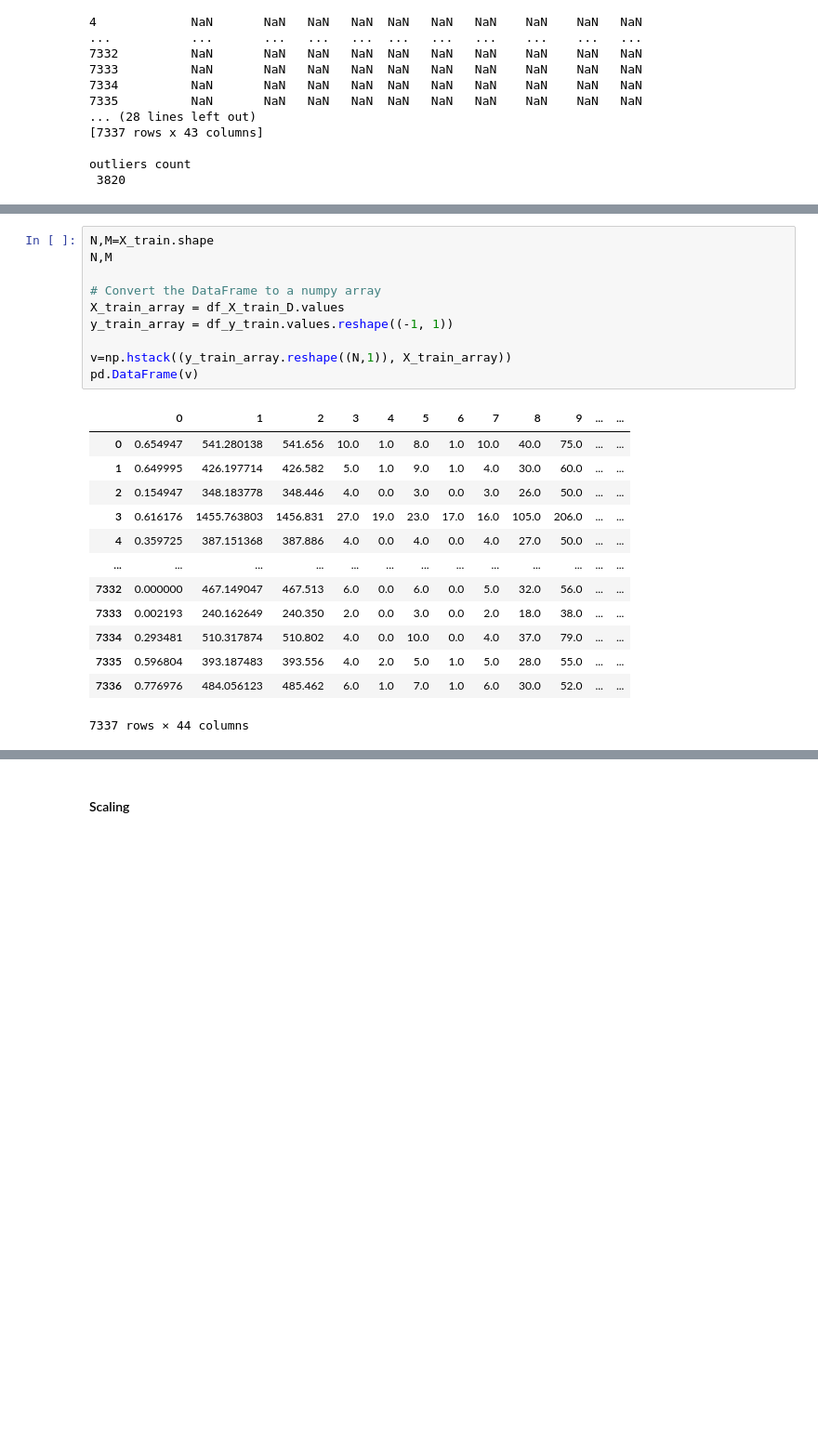
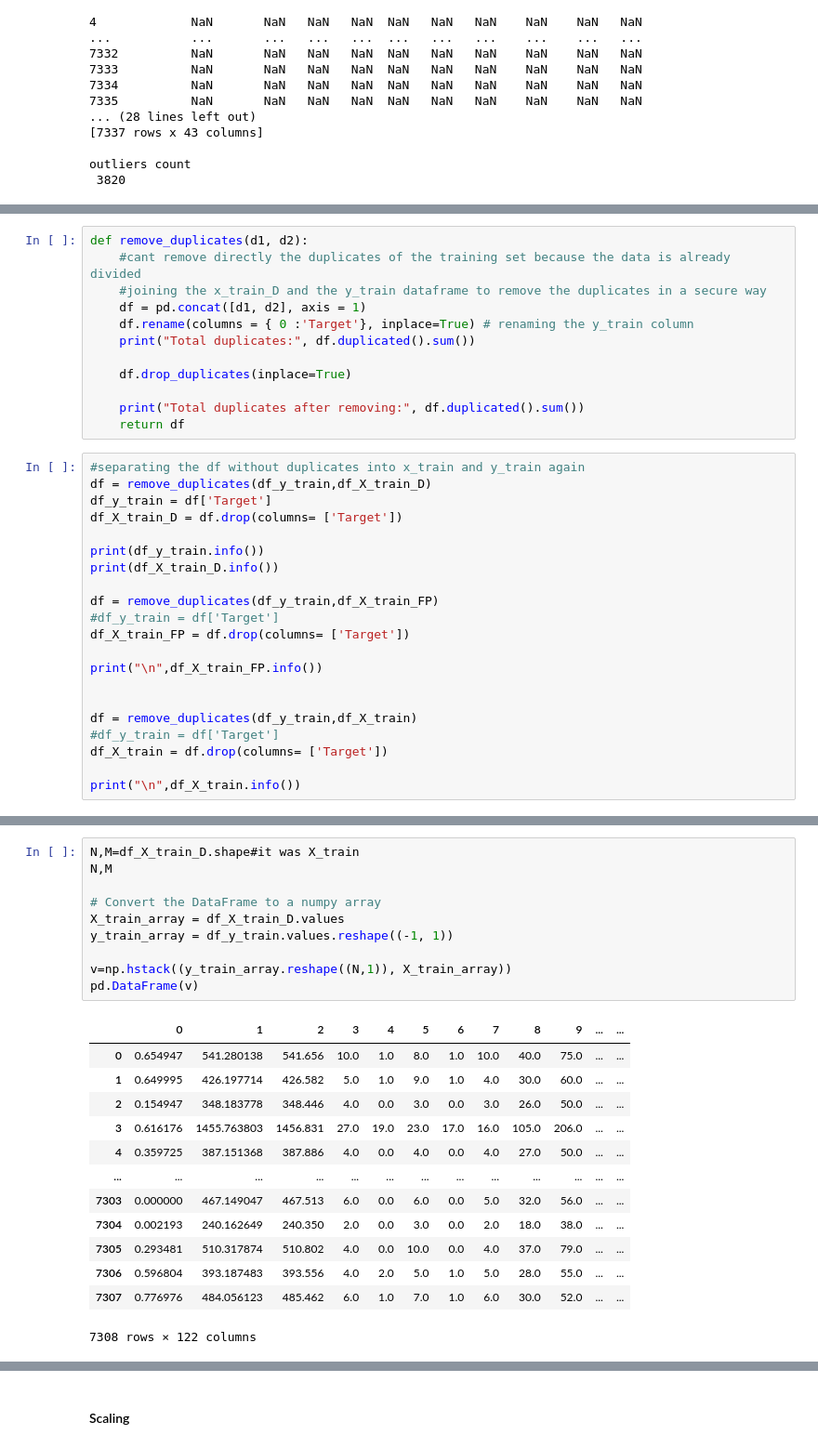
Before and after one commit to bodeborder/fcul-machine-learning, a Jupyter notebook: 3trabalho/AA_3rd_HomeAssignment_G33.ipynb, the cells around one changed output, grey strips where cells are left out. Shown: that part at 93% size. Saved outputs shown, nothing was run; the diff lists cells and outputs as text; blank space fills up the shorter version.

```diff
--- a/3trabalho/AA_3rd_HomeAssignment_G33.ipynb
+++ b/3trabalho/AA_3rd_HomeAssignment_G33.ipynb
@@ -213,0 +232,33 @@ outliers count
+# %%
+def remove_duplicates(d1, d2):
+    #cant remove directly the duplicates of the training set because the data is already divided
+    #joining the x_train_D and the y_train dataframe to remove the duplicates in a secure way
+    df = pd.concat([d1, d2], axis = 1)
+    df.rename(columns = { 0 :'Target'}, inplace=True) # renaming the y_train column
+    print("Total duplicates:", df.duplicated().sum())
+
+    df.drop_duplicates(inplace=True)
+
+    print("Total duplicates after removing:", df.duplicated().sum())
+    return df
+# %%
+#separating the df without duplicates into x_train and y_train again
+df = remove_duplicates(df_y_train,df_X_train_D)
+df_y_train = df['Target']
+df_X_train_D = df.drop(columns= ['Target'])
+
+print(df_y_train.info())
+print(df_X_train_D.info())
+
+df = remove_duplicates(df_y_train,df_X_train_FP)
+#df_y_train = df['Target']
+df_X_train_FP = df.drop(columns= ['Target'])
+
+print("\n",df_X_train_FP.info())
+
+
+df = remove_duplicates(df_y_train,df_X_train)
+#df_y_train = df['Target']
+df_X_train = df.drop(columns= ['Target'])
+
+print("\n",df_X_train.info())
@@ -245,27 +503,27 @@ Name: Target, dtype: float64
 # %%
-N,M=X_train.shape
+N,M=df_X_train_D.shape#it was X_train
 N,M
 
 # Convert the DataFrame to a numpy array
 X_train_array = df_X_train_D.values
 y_train_array = df_y_train.values.reshape((-1, 1))
 
 v=np.hstack((y_train_array.reshape((N,1)), X_train_array))
 pd.DataFrame(v)
 # %% [output]
 |  | 0 | 1 | 2 | 3 | 4 | 5 | 6 | 7 | 8 | 9 | ... | ... |
 | 0 | 0.654947 | 541.280138 | 541.656 | 10.0 | 1.0 | 8.0 | 1.0 | 10.0 | 40.0 | 75.0 | ... | ... |
 | 1 | 0.649995 | 426.197714 | 426.582 | 5.0 | 1.0 | 9.0 | 1.0 | 4.0 | 30.0 | 60.0 | ... | ... |
 | 2 | 0.154947 | 348.183778 | 348.446 | 4.0 | 0.0 | 3.0 | 0.0 | 3.0 | 26.0 | 50.0 | ... | ... |
 | 3 | 0.616176 | 1455.763803 | 1456.831 | 27.0 | 19.0 | 23.0 | 17.0 | 16.0 | 105.0 | 206.0 | ... | ... |
 | 4 | 0.359725 | 387.151368 | 387.886 | 4.0 | 0.0 | 4.0 | 0.0 | 4.0 | 27.0 | 50.0 | ... | ... |
 | ... | ... | ... | ... | ... | ... | ... | ... | ... | ... | ... | ... | ... |
-| 7332 | 0.000000 | 467.149047 | 467.513 | 6.0 | 0.0 | 6.0 | 0.0 | 5.0 | 32.0 | 56.0 | ... | ... |
-| 7333 | 0.002193 | 240.162649 | 240.350 | 2.0 | 0.0 | 3.0 | 0.0 | 2.0 | 18.0 | 38.0 | ... | ... |
-| 7334 | 0.293481 | 510.317874 | 510.802 | 4.0 | 0.0 | 10.0 | 0.0 | 4.0 | 37.0 | 79.0 | ... | ... |
-| 7335 | 0.596804 | 393.187483 | 393.556 | 4.0 | 2.0 | 5.0 | 1.0 | 5.0 | 28.0 | 55.0 | ... | ... |
-| 7336 | 0.776976 | 484.056123 | 485.462 | 6.0 | 1.0 | 7.0 | 1.0 | 6.0 | 30.0 | 52.0 | ... | ... |
+| 7303 | 0.000000 | 467.149047 | 467.513 | 6.0 | 0.0 | 6.0 | 0.0 | 5.0 | 32.0 | 56.0 | ... | ... |
+| 7304 | 0.002193 | 240.162649 | 240.350 | 2.0 | 0.0 | 3.0 | 0.0 | 2.0 | 18.0 | 38.0 | ... | ... |
+| 7305 | 0.293481 | 510.317874 | 510.802 | 4.0 | 0.0 | 10.0 | 0.0 | 4.0 | 37.0 | 79.0 | ... | ... |
+| 7306 | 0.596804 | 393.187483 | 393.556 | 4.0 | 2.0 | 5.0 | 1.0 | 5.0 | 28.0 | 55.0 | ... | ... |
+| 7307 | 0.776976 | 484.056123 | 485.462 | 6.0 | 1.0 | 7.0 | 1.0 | 6.0 | 30.0 | 52.0 | ... | ... |
-7337 rows × 44 columns
+7308 rows × 122 columns
 # %%
 pd.DataFrame(np.corrcoef(v.T))
 # %% [output]
```
Also changed, not shown: parts of 36 cells of this notebook.
